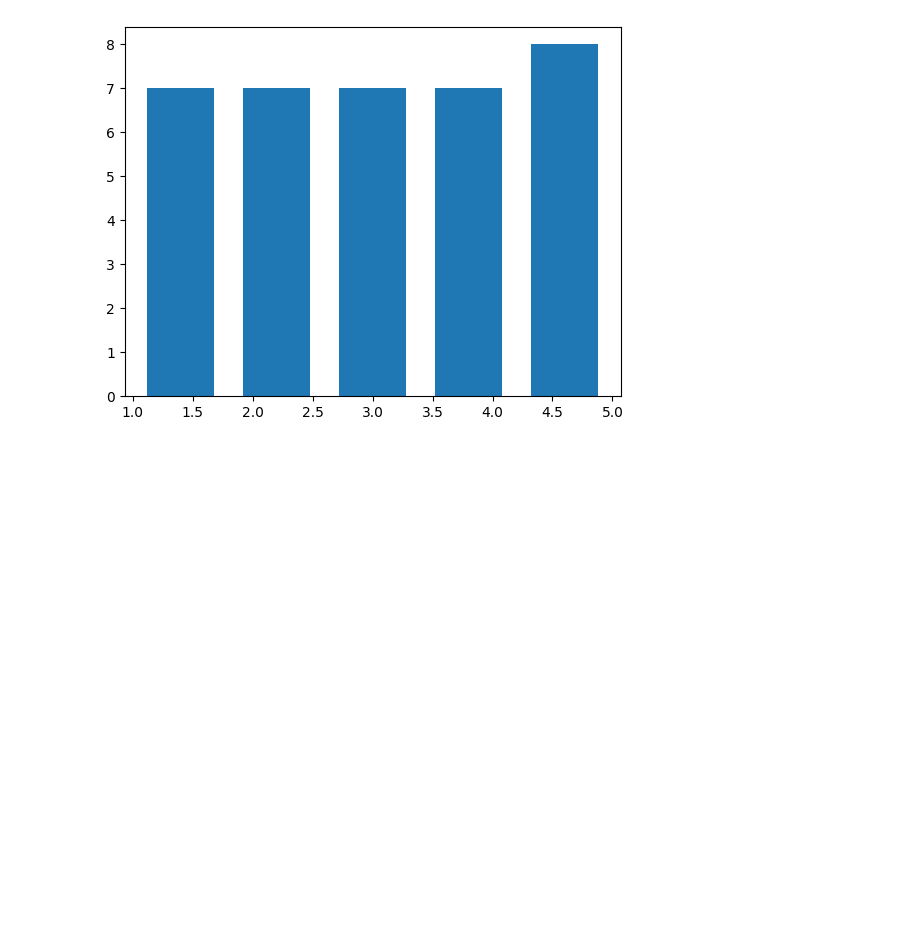
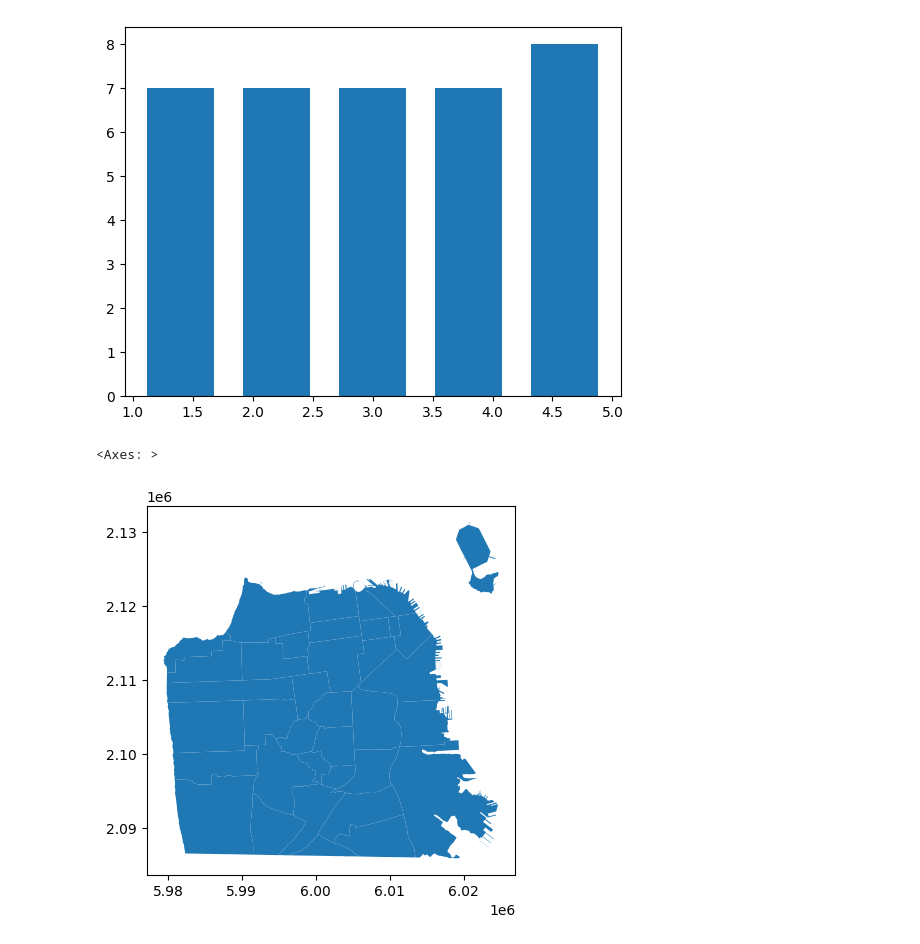
Before and after one commit to AssetAllocationApp/DBA830P3, a Jupyter notebook: Demo Notebook.ipynb, the cells around one changed output. Cells and saved outputs as stored; diff of their text form; code cells hidden in the pictures; blank space fills up the shorter version.

Commit message:
Geopandas added

```diff
--- a/Demo Notebook.ipynb
+++ b/Demo Notebook.ipynb
@@ -90,3 +90,11 @@ plt.hist(df["Haz_Score"],bins=5,rwidth=.7)
  array([1. , 1.8, 2.6, 3.4, 4.2, 5. ]),
  <BarContainer object of 5 artists>)
 [figure]
+# %%
+import geopandas as gpd
+gdf=gpd.read_file('planning_neighborhoods.shp')
+# %%
+gdf.plot()
+# %% [output]
+<Axes: >
+[figure, added]
```
Also changed, not shown: parts of 5 cells of this notebook, 7 other files.
